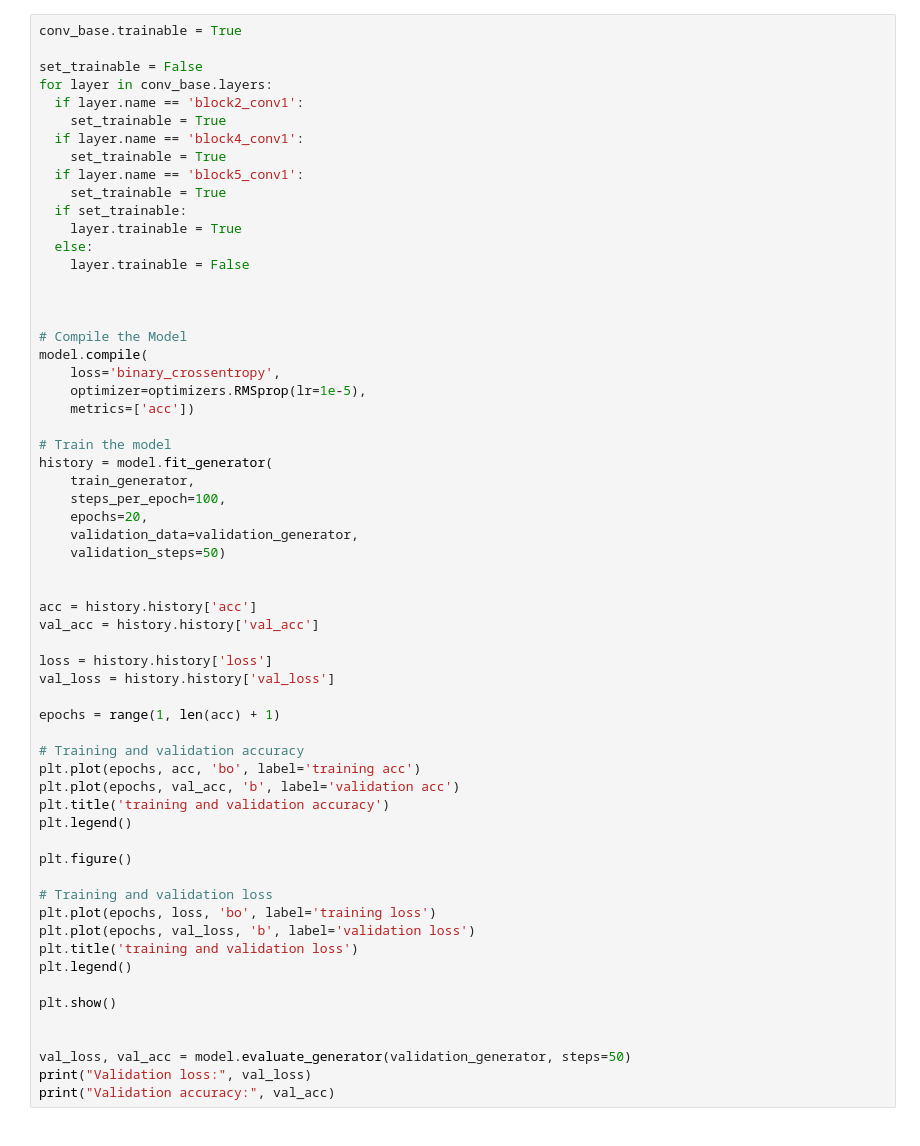
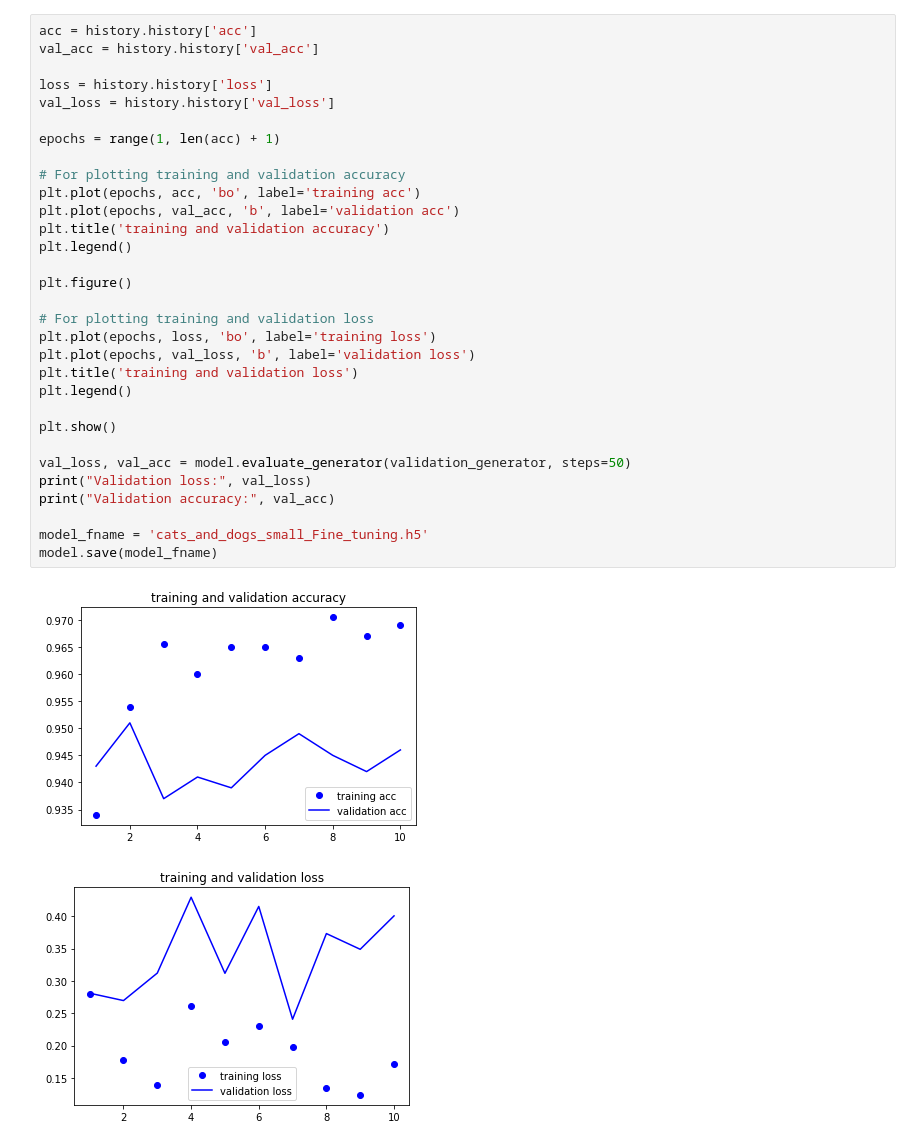
Before and after one commit to zubayer87/ML, a Jupyter notebook: HW3.ipynb, the cells around one changed output. Cells and saved outputs as stored; diff of their text form.

```diff
--- a/HW3.ipynb
+++ b/HW3.ipynb
@@ -198,61 +256,34 @@ KeyboardInterrupt: ignored
 # %%
-conv_base.trainable = True
-
-set_trainable = False
-for layer in conv_base.layers:
-  if layer.name == 'block2_conv1':
-    set_trainable = True
-  if layer.name == 'block4_conv1':
-    set_trainable = True
-  if layer.name == 'block5_conv1':
-    set_trainable = True
-  if set_trainable:
-    layer.trainable = True
-  else:
-    layer.trainable = False
-
-
-
-# Compile the Model
-model.compile(
-    loss='binary_crossentropy',
-    optimizer=optimizers.RMSprop(lr=1e-5),
-    metrics=['acc'])
-
-# Train the model
-history = model.fit_generator(
-    train_generator,
-    steps_per_epoch=100,
-    epochs=20,
-    validation_data=validation_generator,
-    validation_steps=50)
-
-
 acc = history.history['acc']
 val_acc = history.history['val_acc']
 
 loss = history.history['loss']
 val_loss = history.history['val_loss']
 
 epochs = range(1, len(acc) + 1)
 
-# Training and validation accuracy
+# For plotting training and validation accuracy
 plt.plot(epochs, acc, 'bo', label='training acc')
 plt.plot(epochs, val_acc, 'b', label='validation acc')
 plt.title('training and validation accuracy')
 plt.legend()
 
 plt.figure()
 
-# Training and validation loss
+# For plotting training and validation loss
 plt.plot(epochs, loss, 'bo', label='training loss')
 plt.plot(epochs, val_loss, 'b', label='validation loss')
 plt.title('training and validation loss')
 plt.legend()
 
 plt.show()
 
-
 val_loss, val_acc = model.evaluate_generator(validation_generator, steps=50)
 print("Validation loss:", val_loss)
 print("Validation accuracy:", val_acc)
+
+model_fname = 'cats_and_dogs_small_Fine_tuning.h5'
+model.save(model_fname)
+# %% [output]
+[figure, added]
+[figure, added]
```
Also changed, not shown: parts of 16 cells of this notebook.
